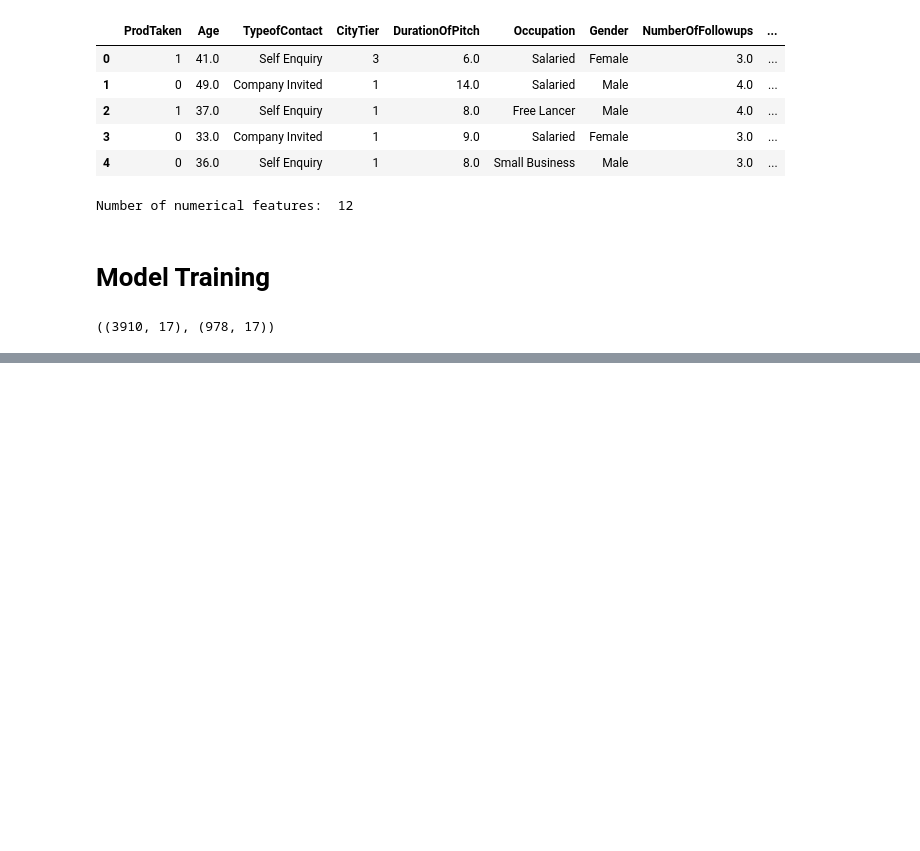
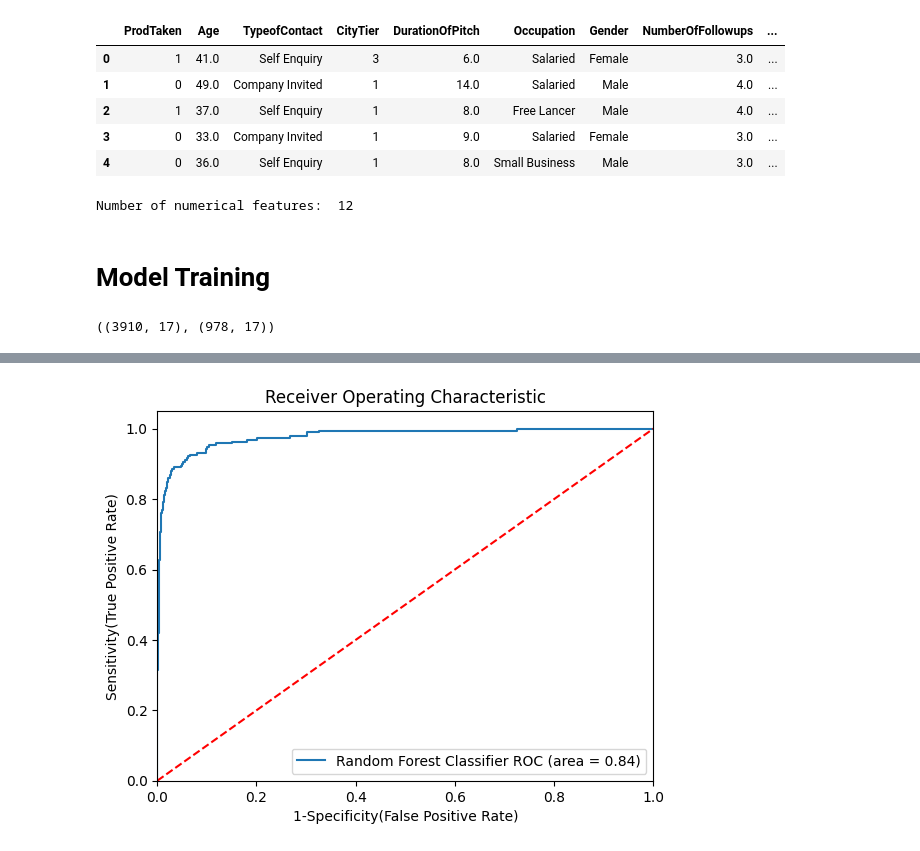
Before and after one commit to jasjeev013/ML_Learning, a Jupyter notebook: 35- Random Forest Classification/Holiday Package Predicition.ipynb, the cells around one changed output, grey strips where cells are left out. Saved outputs shown, nothing was run; the diff lists cells and outputs as text; code cells hidden in the pictures; blank space fills up the shorter version.

```diff
--- a/35- Random Forest Classification/Holiday Package Predicition.ipynb
+++ b/35- Random Forest Classification/Holiday Package Predicition.ipynb
@@ -173,6 +174,7 @@ from sklearn.tree import DecisionTreeClassifier
 from sklearn.metrics import accuracy_score, classification_report, confusion_matrix,precision_score, recall_score, f1_score, roc_auc_score
 # %%
 models = {
+    "Logistic Regression": LogisticRegression(),
     "Random Forest": RandomForestClassifier(),
     "Decision Tree": DecisionTreeClassifier()
 }
@@ -230,0 +240,16 @@ Testing ROC AUC Score:  0.8553623342669159
+# %%
+randomcv_models = [
+    ("Random Forest", RandomForestClassifier(), rf_params)
+]
+# %%
+from sklearn.model_selection import RandomizedSearchCV
+
+model_param = {}
+for name,model,params in randomcv_models:
+    random = RandomizedSearchCV(estimator=model, param_distributions=params, n_iter=100, cv=3, n_jobs=-1, verbose=2)
+    random.fit(X_train, y_train)
+    model_param[name] = random.best_params_
+
+for model_name in model_param:
+    print(f"--------------------- Best Params for {model_name} ---------------------" )
+    print(model_param[model_name])
@@ -230,0 +313,31 @@ Testing ROC AUC Score:  0.8553623342669159
+# %%
+from sklearn.metrics import roc_curve, auc, roc_auc_score
+import matplotlib.pyplot as plt
+
+plt.figure()
+
+auc_models = [
+    {
+    'label': 'Random Forest Classifier',
+    'model' : RandomForestClassifier(max_depth=15, max_features=8, min_samples_split=2, n_estimators=1000),
+    'auc':0.8397
+}
+]
+
+for algo in auc_models:
+    model = algo['model']
+    model.fit(X_train, y_train)
+    fpr, tpr, thresholds = roc_curve(y_test, model.predict_proba(X_test)[:,1])
+    plt.plot(fpr, tpr, label='%s ROC (area = %0.2f)' % (algo['label'], algo['auc']))
+
+plt.plot([0, 1], [0, 1],'r--')
+plt.xlim([0.0, 1.0])
+plt.ylim([0.0, 1.05])
+plt.xlabel('1-Specificity(False Positive Rate)')
+plt.ylabel('Sensitivity(True Positive Rate)')
+plt.title('Receiver Operating Characteristic')
+plt.legend(loc="lower right")
+plt.savefig("auc.png")
+plt.show()
+# %% [output]
+[figure, added]
```
Also changed, not shown: parts of 5 cells of this notebook, 3 other files.
